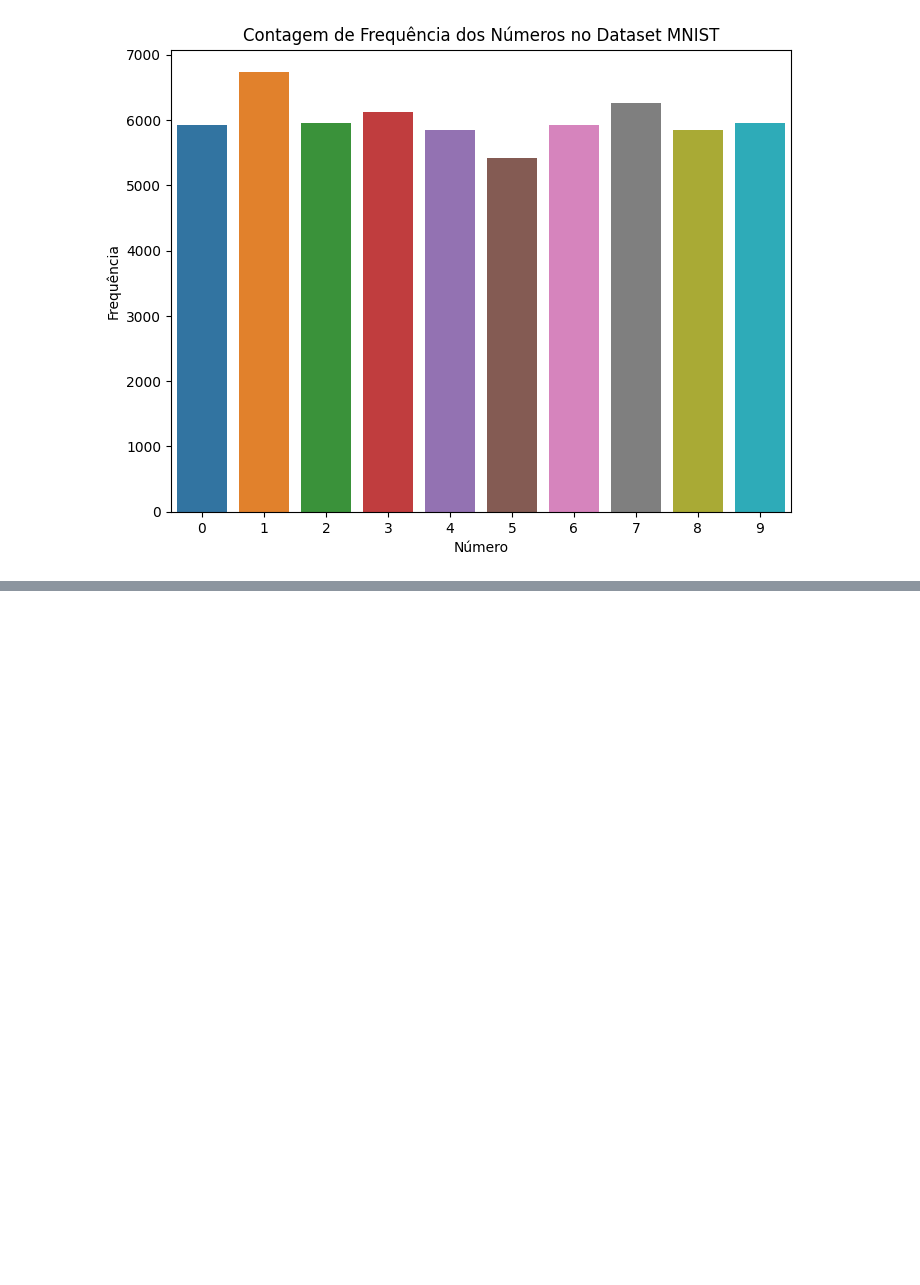
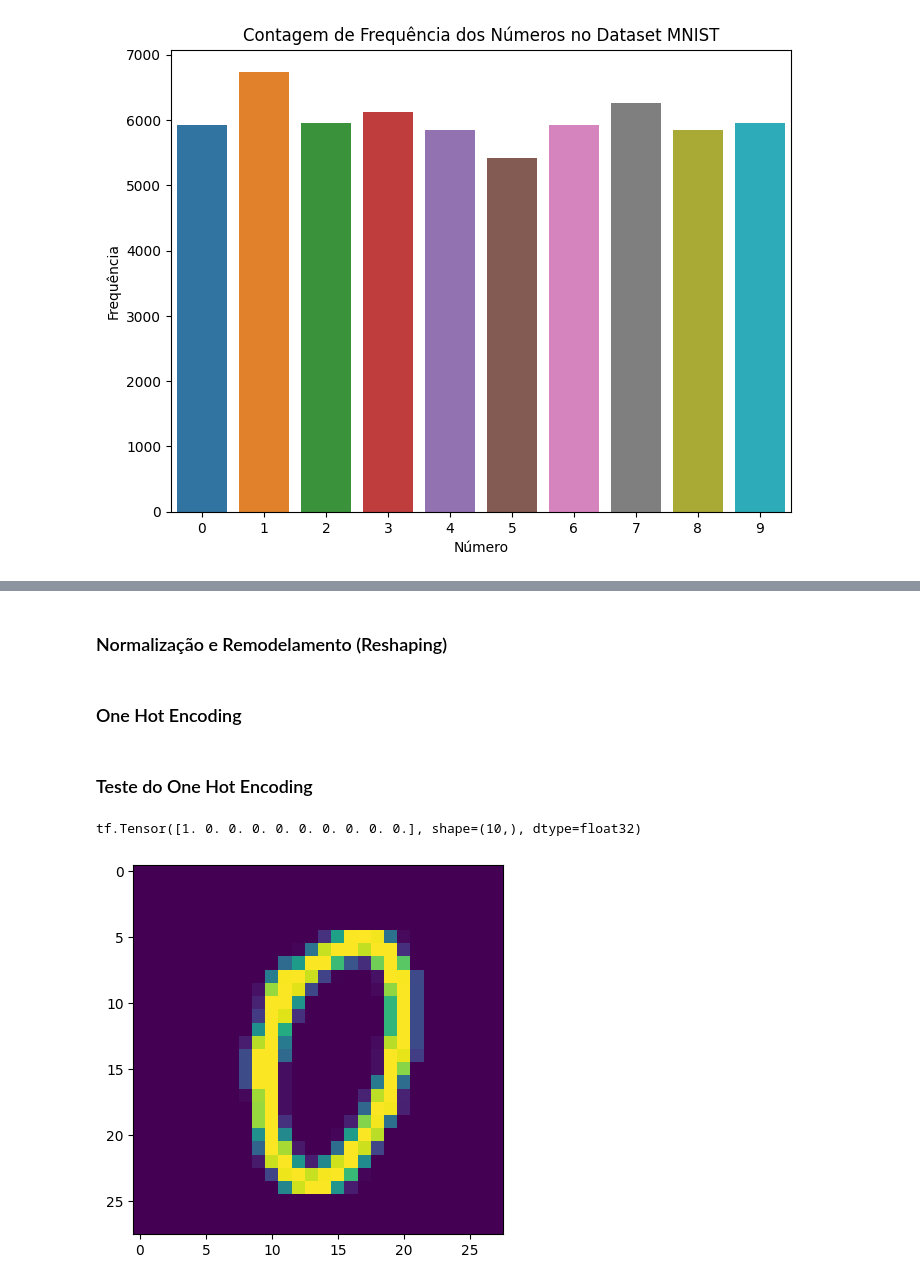
Before and after one commit to arbcaio/redes_neurais, a Jupyter notebook: exemplo.ipynb, the cells around one changed output, grey strips where cells are left out. Cells and saved outputs as stored; diff of their text form; code cells hidden in the pictures; blank space fills up the shorter version.

```diff
--- a/exemplo.ipynb
+++ b/exemplo.ipynb
@@ -60,3 +80,5 @@ np.isnan(x_test).any()
+# %% [markdown]
+### Normalização e Remodelamento (Reshaping)
 # %%
 input_shape = (28, 28, 1)
 
@@ -64,9 +86,17 @@ x_train=x_train.reshape(x_train.shape[0], x_train.shape[1], x_train.shape[2], 1)
 x_train=x_train / 255.0
 x_test = x_test.reshape(x_test.shape[0], x_test.shape[1], x_test.shape[2], 1)
 x_test=x_test/255.0
+# %% [markdown]
+### One Hot Encoding
 # %%
 y_train = tf.one_hot(y_train.astype(np.int32), depth=10)
 y_test = tf.one_hot(y_test.astype(np.int32), depth=10)
+# %% [markdown]
+### Teste do One Hot Encoding
 # %%
-plt.imshow(x_train[100][:,:,0])
-print(y_train[100])
+item = 1000
+plt.imshow(x_train[item][:,:,0])
+print(y_train[item])
+# %% [output]
+tf.Tensor([1. 0. 0. 0. 0. 0. 0. 0. 0. 0.], shape=(10,), dtype=float32)
+[figure, added]
```
Also changed, not shown: parts of 9 cells of this notebook.
